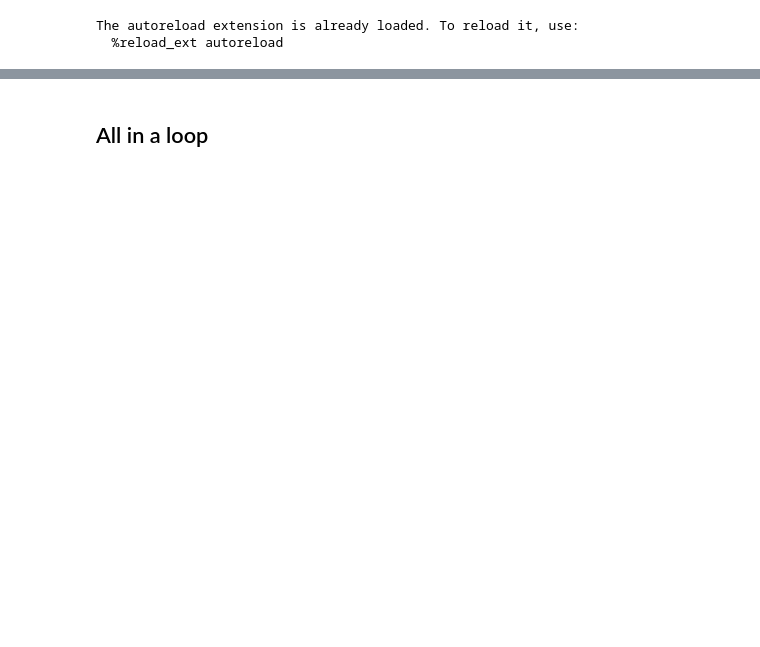
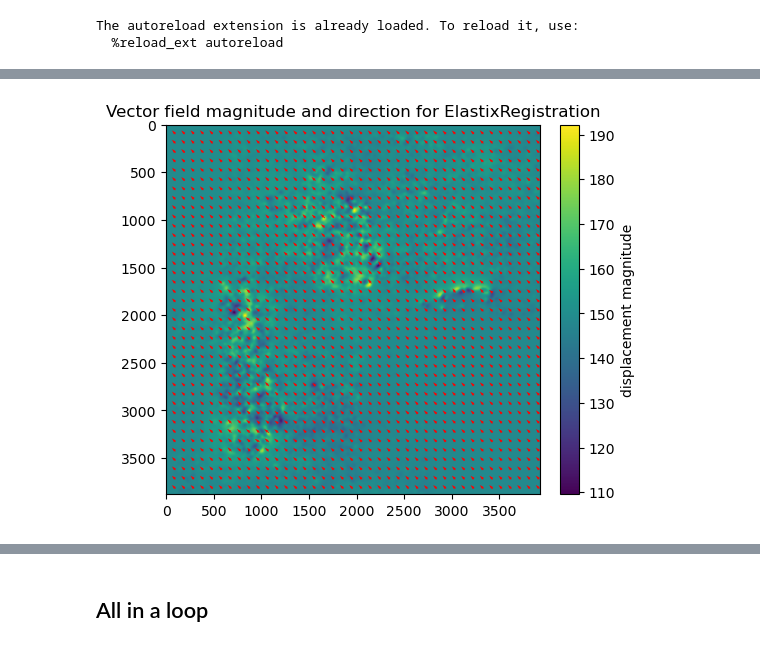
Before and after one commit to imsb-uke/xenium-cgn, a Jupyter notebook: notebooks/03_image_registration/registration_final_elastix_phenocycler.ipynb, the cells around one changed output, grey strips where cells are left out. Cells and saved outputs as stored; diff of their text form; code cells hidden in the pictures; blank space fills up the shorter version.

```diff
--- a/notebooks/03_image_registration/registration_final_elastix_phenocycler.ipynb
+++ b/notebooks/03_image_registration/registration_final_elastix_phenocycler.ipynb
@@ -194,0 +199,18 @@ plot_overlay(
+# %%
+################################################################3
+
+STEP3_CONF =  {
+    "max_num_it": 1000,
+    "nr_res": 100,
+    "metric": "AdvancedNormalizedCorrelation",
+    "nr_histogram_bins": 128 * 1,
+    "nr_spatial_samples": 2048 * 10,
+    "bspline_grid_spacing": 20,
+    "transform": "BSplineTransform",
+    }
+
+elastix = ElastixRegistration(STEP3_CONF)
+_, field3 = elastix.register_images(fixed_image, warped, plot_vectorfield=True, return_vectorfield=True)
+warped = warp_via_vectorfield(warped, field3)
+# %% [output]
+[figure, added]
```
Also changed, not shown: parts of 15 cells of this notebook, 18 other files.
